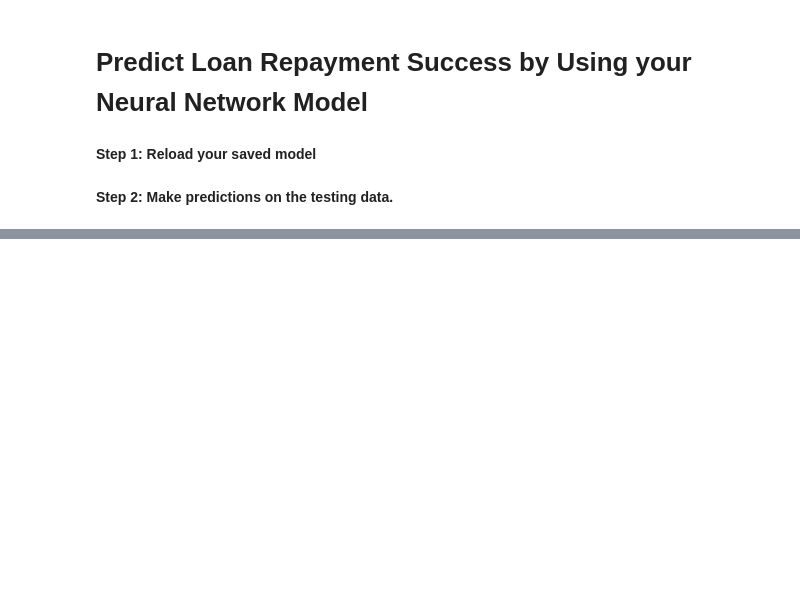
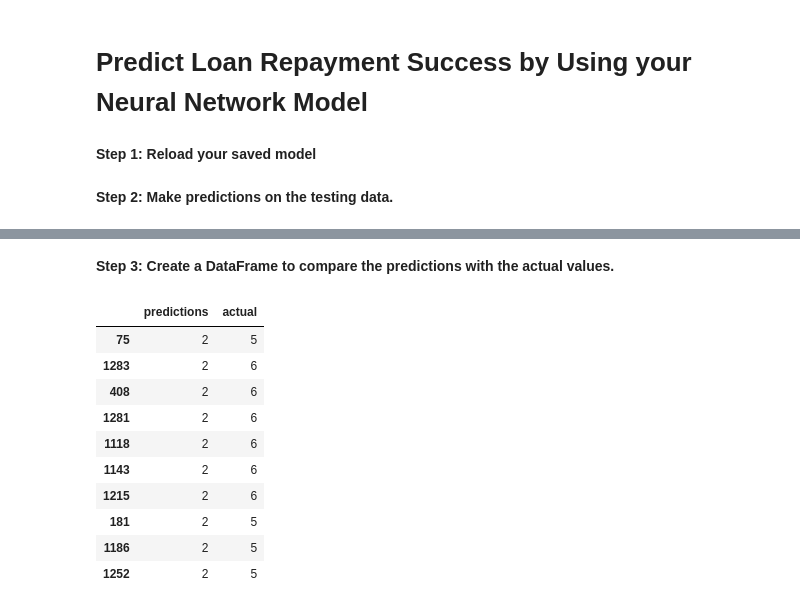
Before and after one commit to Srimm1313/Project1, a Jupyter notebook: Student_Loan_Risk_with_Deep_Learning.ipynb, the cells around one changed output, grey strips where cells are left out. Saved outputs shown, nothing was run; the diff lists cells and outputs as text; code cells hidden in the pictures; blank space fills up the shorter version.

```diff
--- a/Student_Loan_Risk_with_Deep_Learning.ipynb
+++ b/Student_Loan_Risk_with_Deep_Learning.ipynb
@@ -195,9 +200,12 @@ nn.save(file_path)
 **Step 1: Reload your saved model**
 # %%
 # Set the model's file path
-file_path = Path("Student_Loan_Risk_with_Deep_Learnin.h5")
+file_path = Path("Srimm1313/Project1/Student_Loan_Risk_with_Deep_Learning.h5")
 
 # Load the model to a new object
 nn_imported = tf.keras.models.load_model(file_path)
 # %% [markdown]
 **Step 2: Make predictions on the testing data.**
+# %%
+# Make predictions on the testing data
+predictions = nn_imported.predict(X_test).round().astype("int32")
@@ -203,0 +214,20 @@ nn_imported = tf.keras.models.load_model(file_path)
+# %% [markdown]
+**Step 3: Create a DataFrame to compare the predictions with the actual values.**
+# %%
+# Create a DataFrame to compare the predictions with the actual values
+results = pd.DataFrame({"predictions": predictions.ravel(), "actual": y_test})
+
+# Display sample data
+results.head(10)
+# %% [output]
+|  | predictions | actual |
+| 75 | 2 | 5 |
+| 1283 | 2 | 6 |
+| 408 | 2 | 6 |
+| 1281 | 2 | 6 |
+| 1118 | 2 | 6 |
+| 1143 | 2 | 6 |
+| 1215 | 2 | 6 |
+| 181 | 2 | 5 |
+| 1186 | 2 | 5 |
+| 1252 | 2 | 5 |
```
Also changed, not shown: parts of 7 cells of this notebook.
